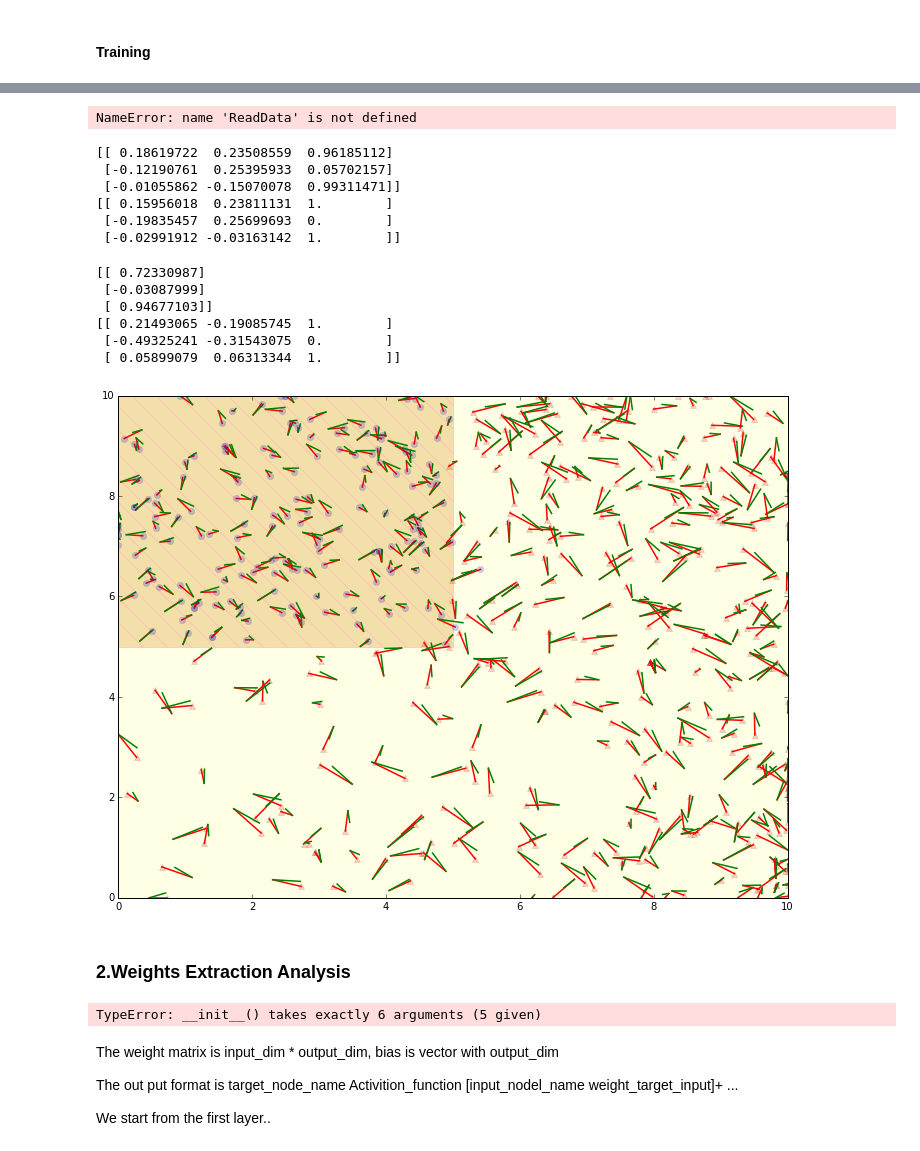
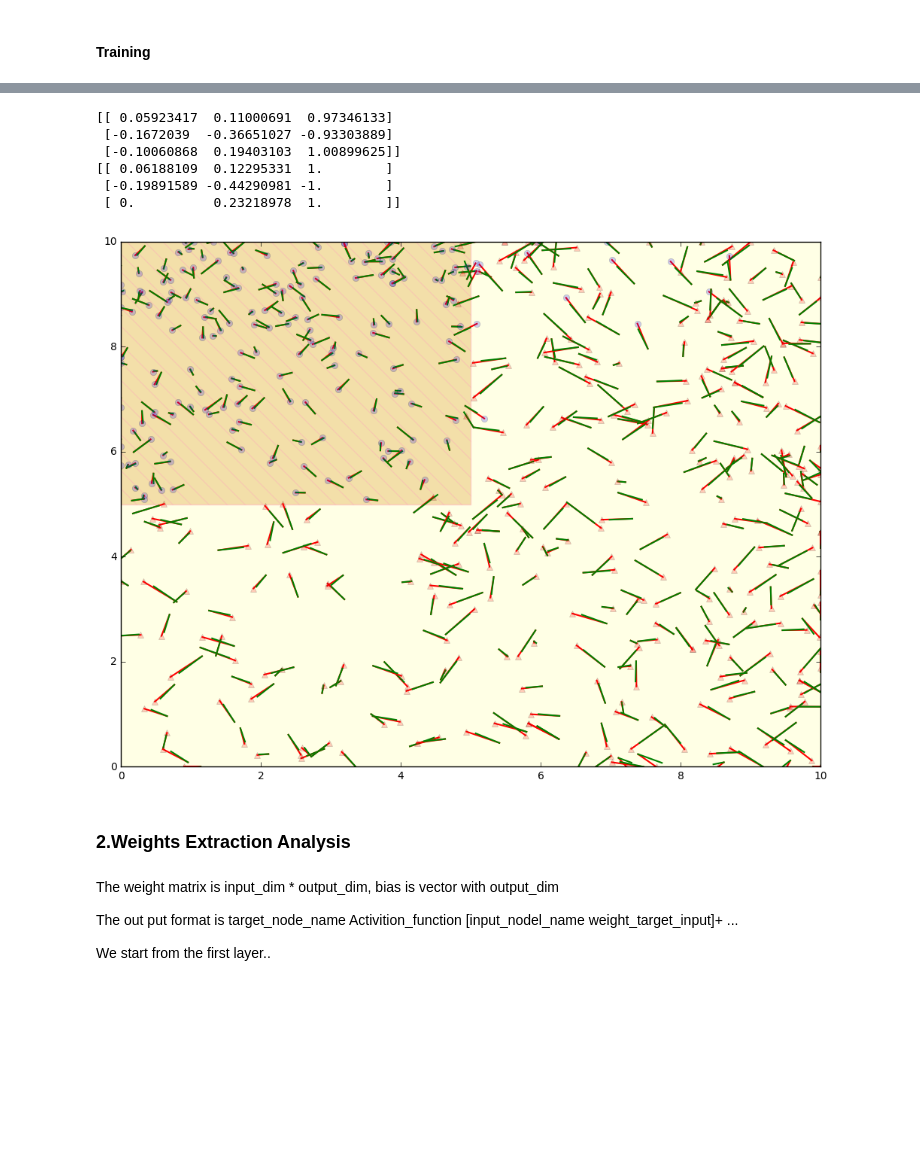
Before and after one commit to wuga214/PAPER_IJCAI17_HybridPlanning_NeuralNetwork_MILP, a Jupyter notebook: MILP_DNN_v2.ipynb, the cells around one changed output, grey strips where cells are left out. Saved outputs shown, nothing was run; the diff lists cells and outputs as text; code cells hidden in the pictures; blank space fills up the shorter version.

```diff
--- a/MILP_DNN_v2.ipynb
+++ b/MILP_DNN_v2.ipynb
@@ -440,7 +471,8 @@ print Train_Data[:10]
 # %%
 print Train_Data.shape,Train_Label[:,2][...,None].shape
-DNN_DELTA.Train(np.append(Train_Data, Train_Label[:,2][...,None], 1),Train_Label[:,:2],10)
-DNN_INMUD.Train(Train_Data,Train_Label[:,2],5)
+#DNN_DELTA.Train(np.append(Train_Data, Train_Label[:,2][...,None], 1),Train_Label[:,:2],10)
+mean_DELTA,std_DELTA=DNN_DELTA.Train(Train_Data, Train_Label[:,:2], 10,True)
+mean_INMUD,std_INMUD=DNN_INMUD.Train(Train_Data,Train_Label[:,2],5)
 # %% [output]
 (90000, 5) (90000, 1)
 Epoch 1/10
@@ -462,43 +494,17 @@ Epoch 5/5
 # %%
 DNN_INMUD.Save("TransitionModel_INMUD.h5")
-# %%
-Datapath="StateActionData.txt"
-Labelpath="StateActionLabel.txt"
-Full_Data=ReadData(Datapath)
-Full_Label=ReadData(Labelpath)
-Train_Data = Full_Data[:90000]
-Train_Label = Full_Label[:90000]
-Test_Data = Full_Data[90000:]
-Test_Label = Full_Label[90000:]
-DNN_DELTA=FullyConnectedDeepNet(6,100,2,4,0.1)
-DNN_INJAIL=FullyConnectedDeepNet(6,100,2,1,0.1)
-DNN_DELTA.LoadModel("TransitionModel_DELTA.h5")
-DNN_INJAIL.LoadModel("TransitionModel_INJAIL.h5")
-# %% [output]
-NameError: name 'ReadData' is not defined
 # %%
 # Show performance of the DNN model(Samples)
-Test_Pred = np.concatenate((DNN_DELTA.Test(np.append(Test_Data, Test_Label[:,2][...,None], 1)), DNN_INMUD.Test(Test_Data)), axis=1)
+Test_Pred = np.concatenate((DNN_DELTA.Test(Test_Data,True,mean_DELTA,std_DELTA), DNN_INMUD.Test(Test_Data,True,mean_INMUD, std_INMUD)), axis=1)
 print Test_Pred[:3]
 print Test_Label[:3]
 # %% [output]
-[[ 0.18619722  0.23508559  0.96185112]
- [-0.12190761  0.25395933  0.05702157]
- [-0.01055862 -0.15070078  0.99311471]]
-[[ 0.15956018  0.23811131  1.        ]
- [-0.19835457  0.25699693  0.        ]
- [-0.02991912 -0.03163142  1.        ]]
+[[ 0.05923417  0.11000691  0.97346133]
+ [-0.1672039  -0.36651027 -0.93303889]
+ [-0.10060868  0.19403103  1.00899625]]
+[[ 0.06188109  0.12295331  1.        ]
+ [-0.19891589 -0.44290981 -1.        ]
+ [ 0.          0.23218978  1.        ]]
-# %%
-Test_Pred = DNN_INMUD.Test(Test_Data)
-print Test_Pred[:3]
-print Test_Label[:3]
-# %% [output]
-[[ 0.72330987]
- [-0.03087999]
- [ 0.94677103]]
-[[ 0.21493065 -0.19085745  1.        ]
- [-0.49325241 -0.31543075  0.        ]
- [ 0.05899079  0.06313344  1.        ]]
 # %%
 def ColorNormalize(Data):
     MAX=np.amax(Data)
@@ -518,49 +524,37 @@ def Virtualizing(Data, Label, Pred, Map,Obstacles,Muds,SampleSize):
     #print Train_Data[sample_index,:2],Train_Label[sample_index,:2]
     fig9 = plt.figure(figsize=(12, 9), dpi=100)
     ax9 = fig9.add_subplot(111)
     plt.xlim(0, 10)
     plt.ylim(0, 10)
     patch = PolygonPatch(Map, facecolor='#ffffcc', edgecolor='#ffffcc', alpha=0.5, zorder=2)
     ax9.add_patch(patch)
     MIN=min(Pred[:,2])
     MAX=max(Pred[:,2])
     for i in sample_index:
         plt.plot([Data[i,0],Data[i,0]+Label[i,0]], [Data[i,1],Data[i,1]+Label[i,1]], 'r-',lw=1.5)
         plt.plot([Data[i,0],Data[i,0]+Pred[i,0]], [Data[i,1],Data[i,1]+Pred[i,1]], 'g-',lw=1.5)
 
         #Test Classification Result
-        if int(round(Pred[i,2]))==0:
+        if int(round(Pred[i,2]))==-1:
             plt.plot([Data[i,0]+Label[i,0]], [Data[i,1]+Label[i,1]],'r^',alpha=0.2,lw=1.5)
         else:
             plt.plot([Data[i,0]+Label[i,0]], [Data[i,1]+Label[i,1]], 'bo',alpha=0.2,lw=1.5)
 #        plt.scatter([Data[i,0]+Label[i,0]], [Data[i,1]+Label[i,1]],vmin=MIN, vmax=MAX,c=Pred[i],cmap=mpl.cm.get_cmap('hot'))
         #
 
     for obstacle in Obstacles:
         patch = PolygonPatch(obstacle, facecolor='#ffaabb', edgecolor='#ffaabb', alpha=0.2,hatch='\\', zorder=2)
         ax9.add_patch(patch)
     for mud in Muds:
         patch = PolygonPatch(mud, facecolor='#E8C06F', edgecolor='#ffaabb', alpha=0.5,hatch='\\', zorder=2)
         ax9.add_patch(patch)
     plt.show()
 
 Virtualizing(Test_Data,Test_Label,Test_Pred,Maze.maze,Maze.obstacles,Maze.muds,500)
 # %% [output]
-[figure, old version]
+[figure, new version]
 # %% [markdown]
 ### 2.Weights Extraction Analysis
-# %%
-DNN_DELTA=FullyConnectedDeepNet(6,100,2,4,0.1)
-# Train_Data=ReadData(Datapath)
-# Train_Label=ReadData(Labelpath)
-DNN_DELTA.LoadModel("TransitionModel_DELTA.h5")
-for layer in DNN_DELTA.GetModel().layers:
-    g=layer.get_config()
-    h=layer.get_weights()
-    print (g)
-    print (h)
-# %% [output]
-TypeError: __init__() takes exactly 6 arguments (5 given)
 # %% [markdown]
 The weight matrix is input_dim * output_dim, bias is vector with output_dim
 
```
Also changed, not shown: parts of 10 cells of this notebook.
